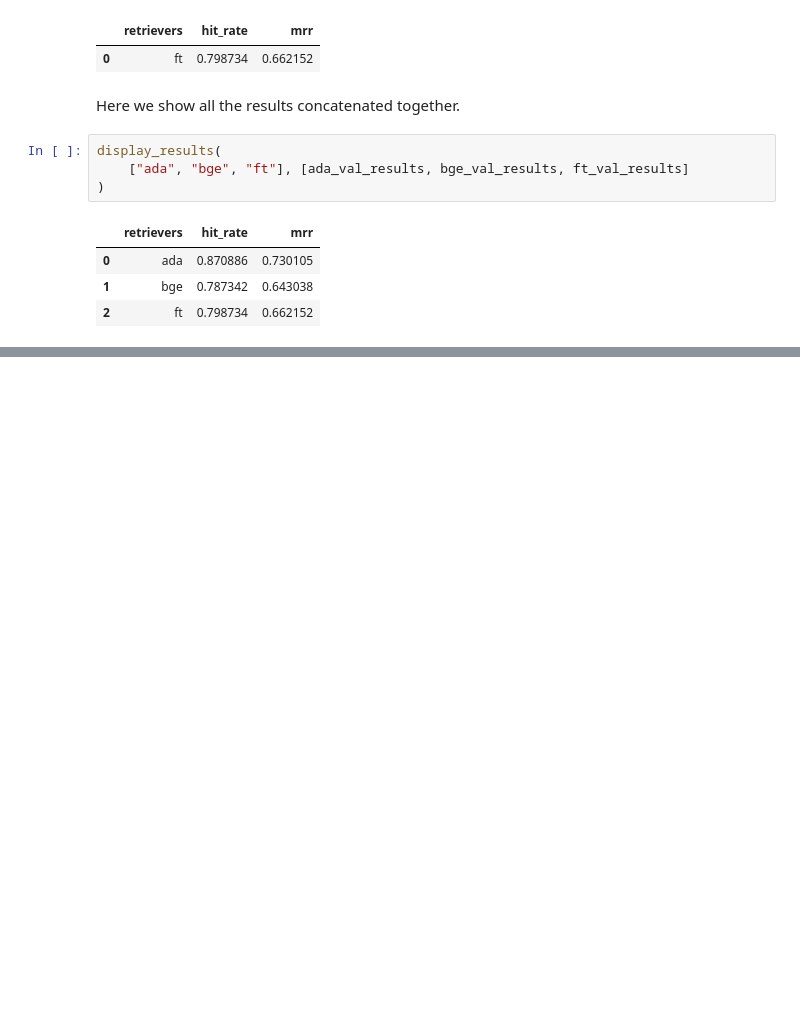
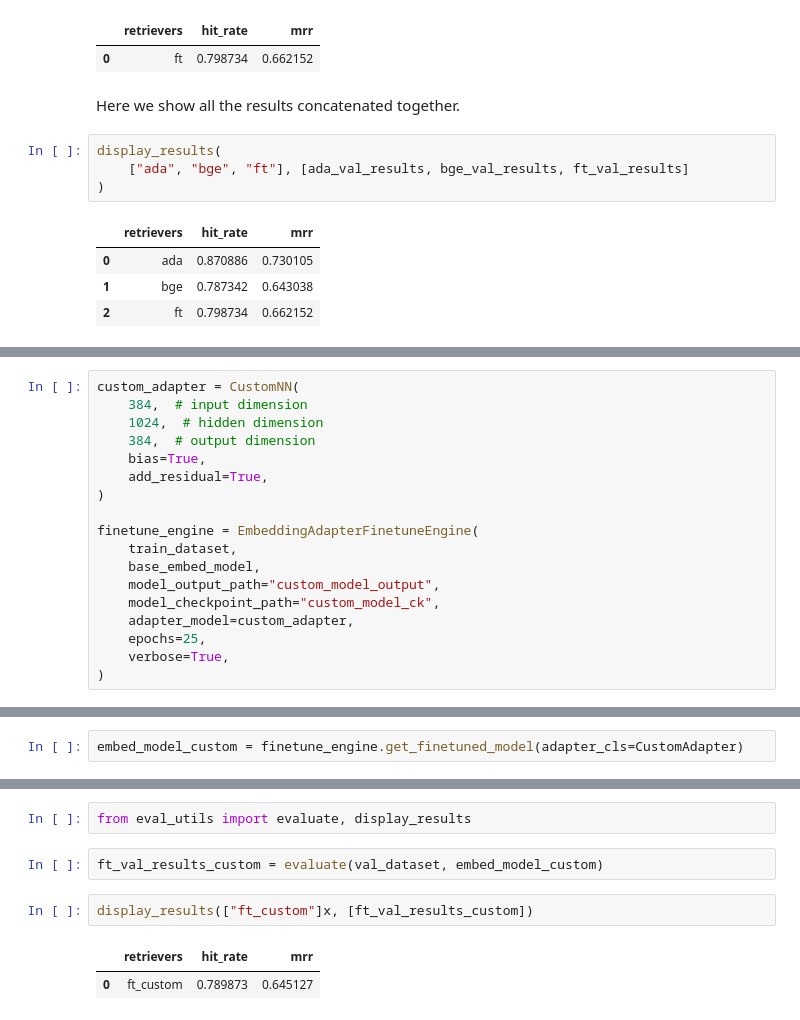
Before and after one commit to backend-engineer1/lliama, a Jupyter notebook: docs/examples/finetuning/embeddings/finetune_embedding_adapter.ipynb, the cells around one changed output, grey strips where cells are left out. Saved outputs shown, nothing was run; the diff lists cells and outputs as text; blank space fills up the shorter version.

```diff
--- a/docs/examples/finetuning/embeddings/finetune_embedding_adapter.ipynb
+++ b/docs/examples/finetuning/embeddings/finetune_embedding_adapter.ipynb
@@ -154,0 +320,18 @@ display_results(
+# %%
+custom_adapter = CustomNN(
+    384,  # input dimension
+    1024,  # hidden dimension
+    384,  # output dimension
+    bias=True,
+    add_residual=True,
+)
+
+finetune_engine = EmbeddingAdapterFinetuneEngine(
+    train_dataset,
+    base_embed_model,
+    model_output_path="custom_model_output",
+    model_checkpoint_path="custom_model_ck",
+    adapter_model=custom_adapter,
+    epochs=25,
+    verbose=True,
+)
@@ -154,0 +340,2 @@ display_results(
+# %%
+embed_model_custom = finetune_engine.get_finetuned_model(adapter_cls=CustomAdapter)
@@ -154,0 +353,9 @@ display_results(
+# %%
+from eval_utils import evaluate, display_results
+# %%
+ft_val_results_custom = evaluate(val_dataset, embed_model_custom)
+# %%
+display_results(["ft_custom"]x, [ft_val_results_custom])
+# %% [output]
+|  | retrievers | hit_rate | mrr |
+| 0 | ft_custom | 0.789873 | 0.645127 |
```
Also changed, not shown: parts of 21 cells of this notebook, 11 other files.
